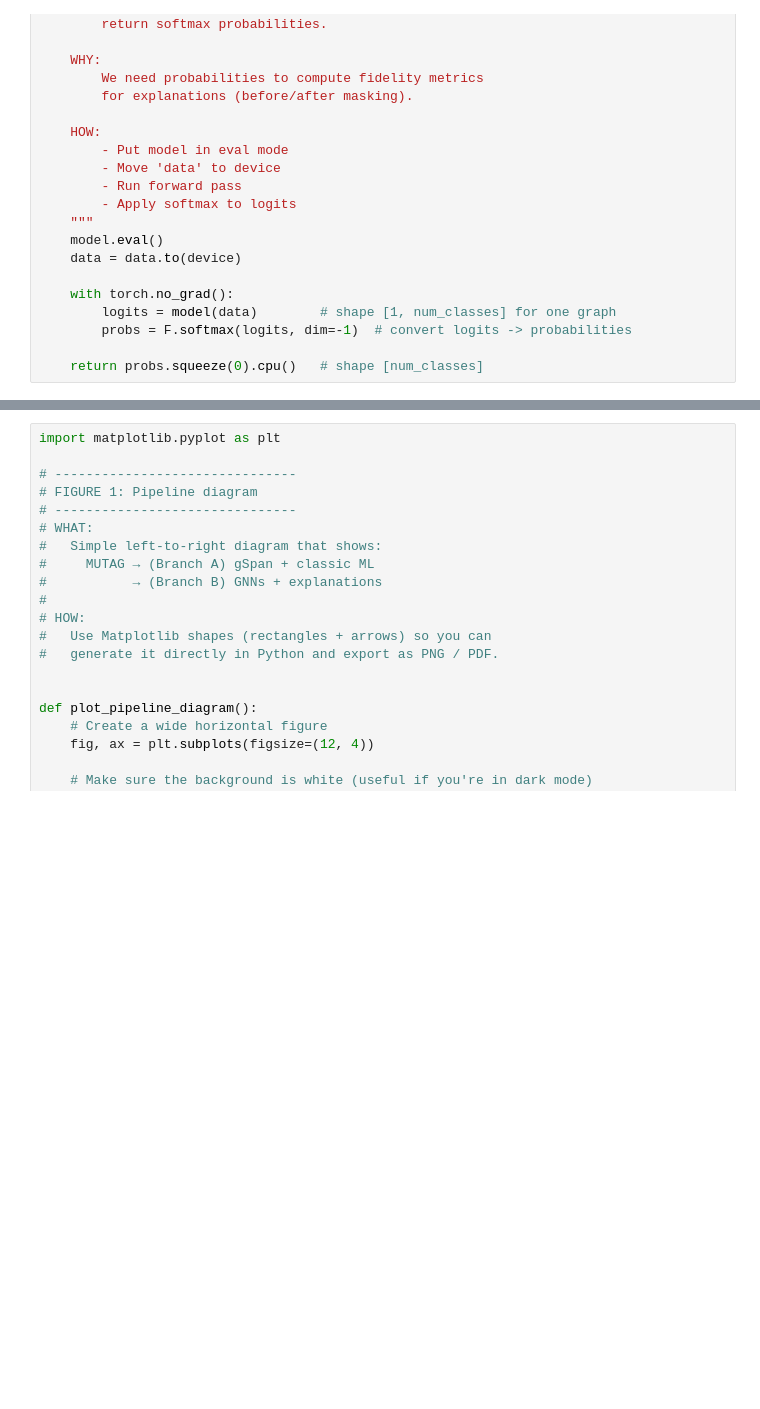
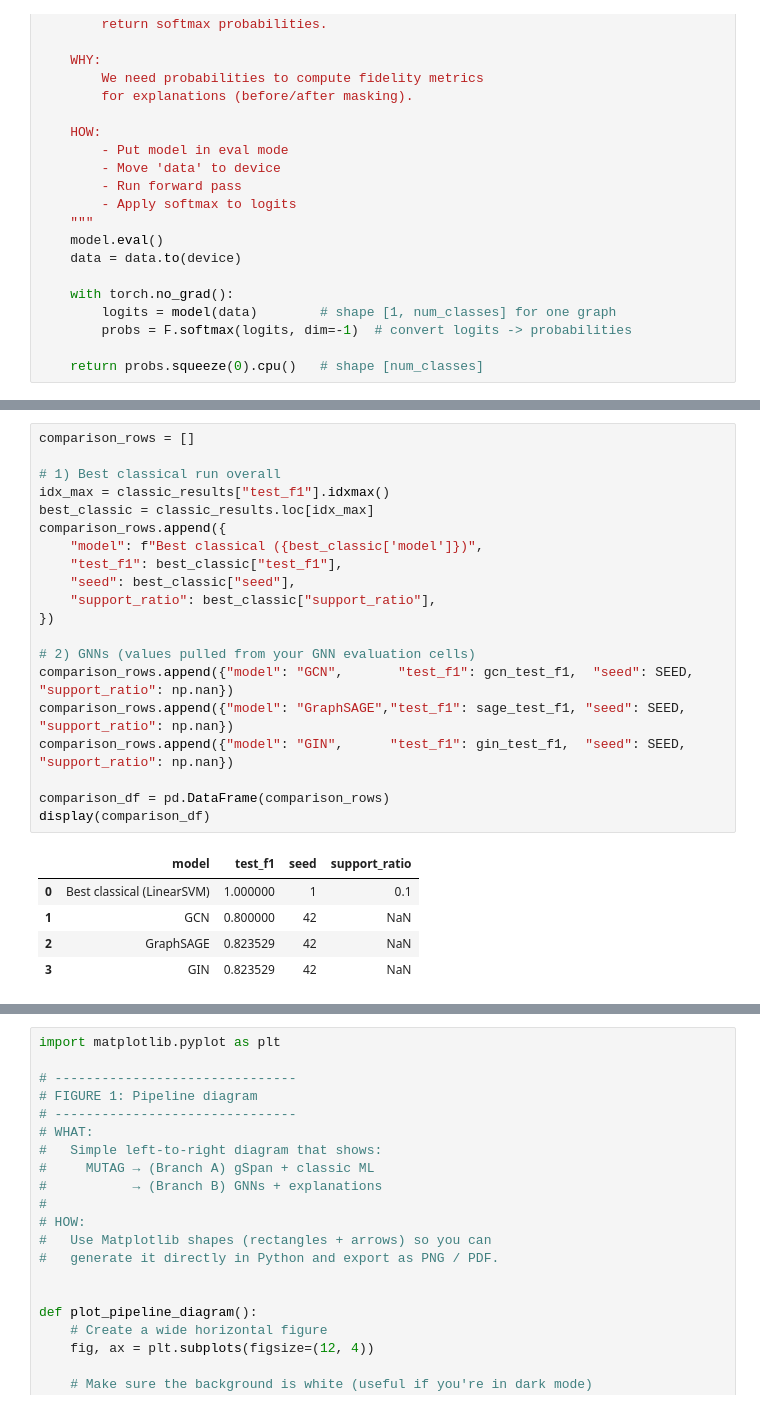
Before and after one commit to aryanmiriyala/CS6010_Project_3_Group_2, a Jupyter notebook: Project 3 Classical and GNN v2.ipynb, the cells around one changed output, grey strips where cells are left out. Cells and saved outputs as stored; diff of their text form; blank space fills up the shorter version.

```diff
--- a/Project 3 Classical and GNN v2.ipynb
+++ b/Project 3 Classical and GNN v2.ipynb
@@ -2127,3 +2318,29 @@ Explaining test graph index 3 (GCN)...
+# %%
+comparison_rows = []
+
+# 1) Best classical run overall
+idx_max = classic_results["test_f1"].idxmax()
+best_classic = classic_results.loc[idx_max]
+comparison_rows.append({
+    "model": f"Best classical ({best_classic['model']})",
+    "test_f1": best_classic["test_f1"],
+    "seed": best_classic["seed"],
+    "support_ratio": best_classic["support_ratio"],
+})
+
+# 2) GNNs (values pulled from your GNN evaluation cells)
+comparison_rows.append({"model": "GCN",       "test_f1": gcn_test_f1,  "seed": SEED, "support_ratio": np.nan})
+comparison_rows.append({"model": "GraphSAGE","test_f1": sage_test_f1, "seed": SEED, "support_ratio": np.nan})
+comparison_rows.append({"model": "GIN",      "test_f1": gin_test_f1,  "seed": SEED, "support_ratio": np.nan})
+
+comparison_df = pd.DataFrame(comparison_rows)
+display(comparison_df)
+# %% [output]
+|  | model | test_f1 | seed | support_ratio |
+| 0 | Best classical (LinearSVM) | 1.000000 | 1 | 0.1 |
+| 1 | GCN | 0.800000 | 42 | NaN |
+| 2 | GraphSAGE | 0.823529 | 42 | NaN |
+| 3 | GIN | 0.823529 | 42 | NaN |
 # %%
 import matplotlib.pyplot as plt
 import numpy as np
```
Also changed, not shown: parts of 11 cells of this notebook.
